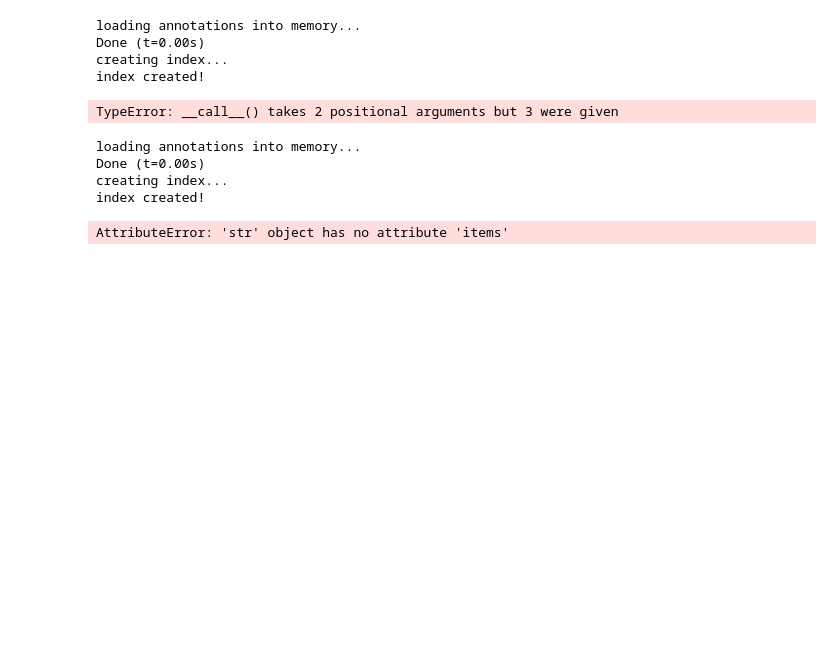
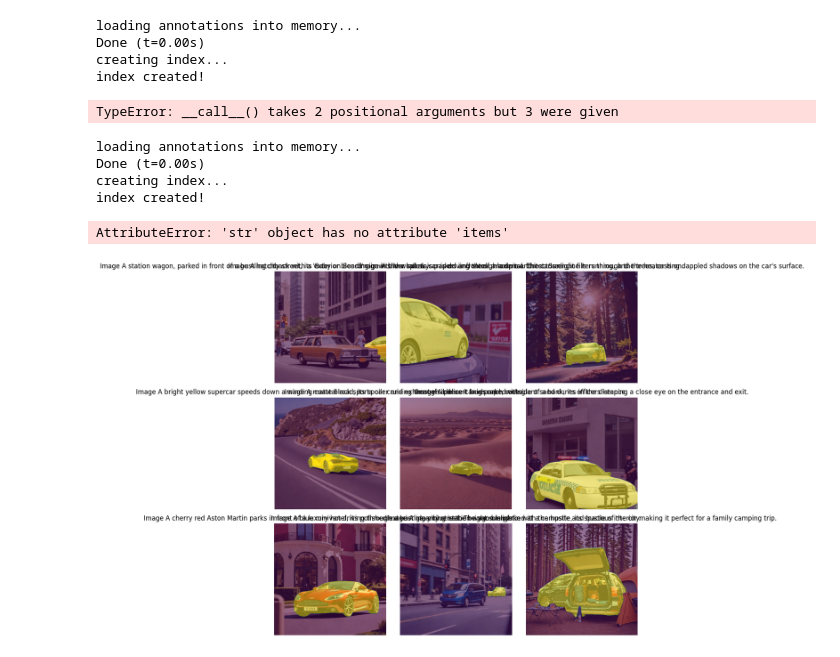
Before and after one commit to JensPars/ADLCV, a Jupyter notebook: notes.ipynb, the cells around one changed output. Cells and saved outputs as stored; diff of their text form; code cells hidden in the pictures; blank space fills up the shorter version.

```diff
--- a/notes.ipynb
+++ b/notes.ipynb
@@ -246,3 +246,72 @@ index created!
 dataset[0]
 # %% [output]
 AttributeError: 'str' object has no attribute 'items'
+# %%
+import os
+import zlib
+import pickle
+from PIL import Image
+import matplotlib.pyplot as plt
+import numpy as np
+import json
+
+def flatten(l):
+    return [item for sublist in l for item in sublist]
+
+def read_and_decompress(file):
+    # Read the compressed mask from the pickle file
+    with open(file, "rb") as f:
+        compressed_mask = pickle.load(f)
+    # Decompress the mask
+    decompressed_mask = zlib.decompress(compressed_mask)
+    # Convert the decompressed mask to numpy array
+    mask = np.frombuffer(decompressed_mask, dtype=np.bool_)
+    n = np.sqrt(len(mask)).astype(int)
+    mask = mask.reshape((n, n))
+    return mask
+
+# Define the grid size
+grid_size = (3, 3)
+
+# Define the image and mask paths
+image_folder = "data-llm/car"
+mask_folder = "data-llm/car"
+
+# Create a figure and axes for the grid
+fig, axs = plt.subplots(grid_size[0], grid_size[1], figsize=(10, 10))
+
+descs = json.load(open("noun_descriptions1.json"))
+
+# Iterate over the grid and plot images with masks
+for i in range(grid_size[0]):
+    for j in range(grid_size[1]):
+        # Calculate the index of the image
+        index = i * grid_size[1] + j
+        # Construct the image and mask paths
+        rand = np.random.randint(0, 999)
+        img_path = os.path.join(image_folder, f"img_{rand}.jpg")
+        mask_path = os.path.join(mask_folder, f"mask_{rand}.pkl")
+
+        # Check if the image and mask files exist
+        if os.path.exists(img_path) and os.path.exists(mask_path):
+            # Read and decompress the mask
+            mask = read_and_decompress(mask_path)
+
+            # Open and convert the image to RGB
+            image = Image.open(img_path).convert("RGB")
+
+            # Plot the image with the mask overlay
+            axs[i, j].imshow(image)
+            axs[i, j].imshow(mask, alpha=0.5, cmap="viridis")
+            axs[i, j].set_title(f"Image {flatten(descs['car'])[rand]}")
+
+        # Remove axis labels
+        axs[i, j].axis("off")
+
+# Adjust the spacing between subplots
+plt.tight_layout()
+
+# Show the plot
+plt.show()
+# %% [output]
+[figure, added]
```
Also changed, not shown: parts of 1 cell of this notebook, 8 other files.
